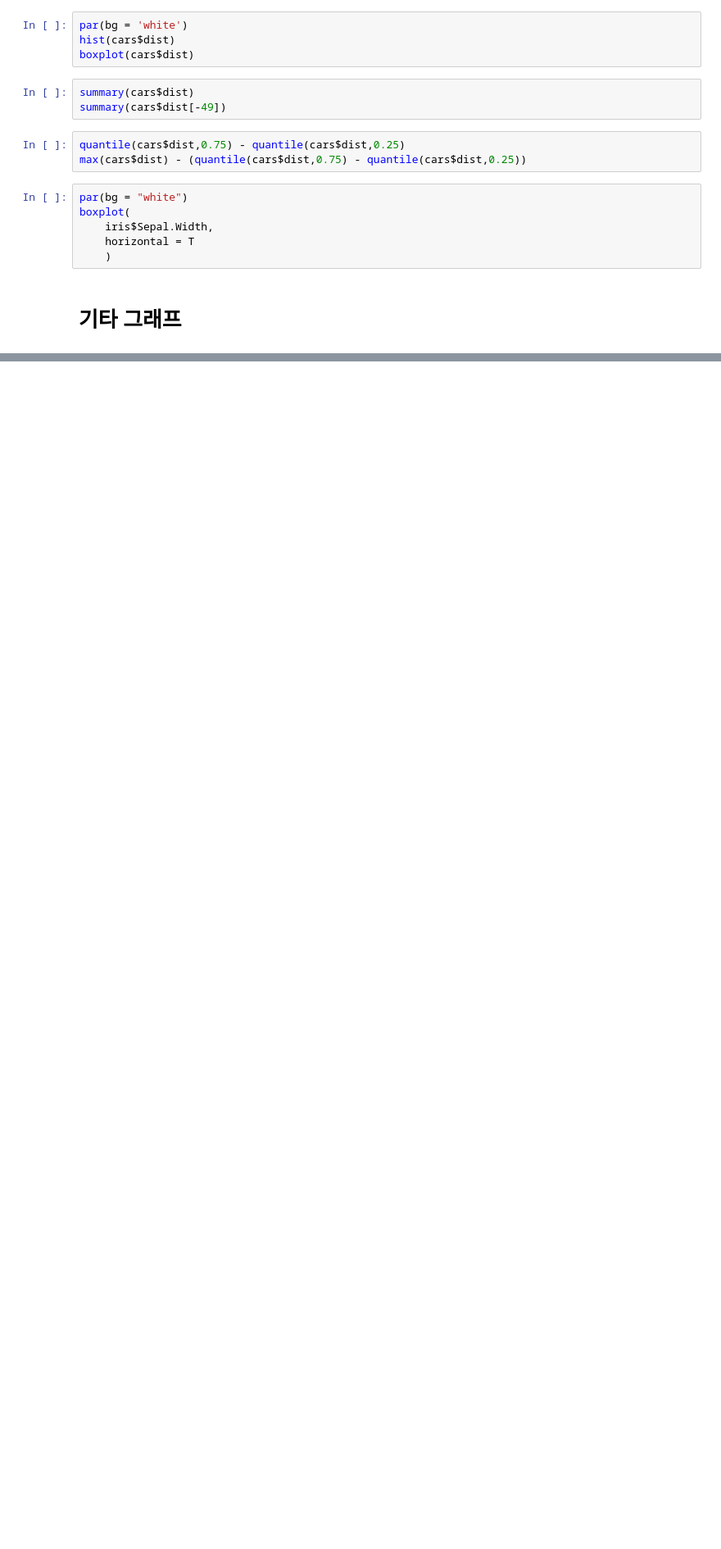
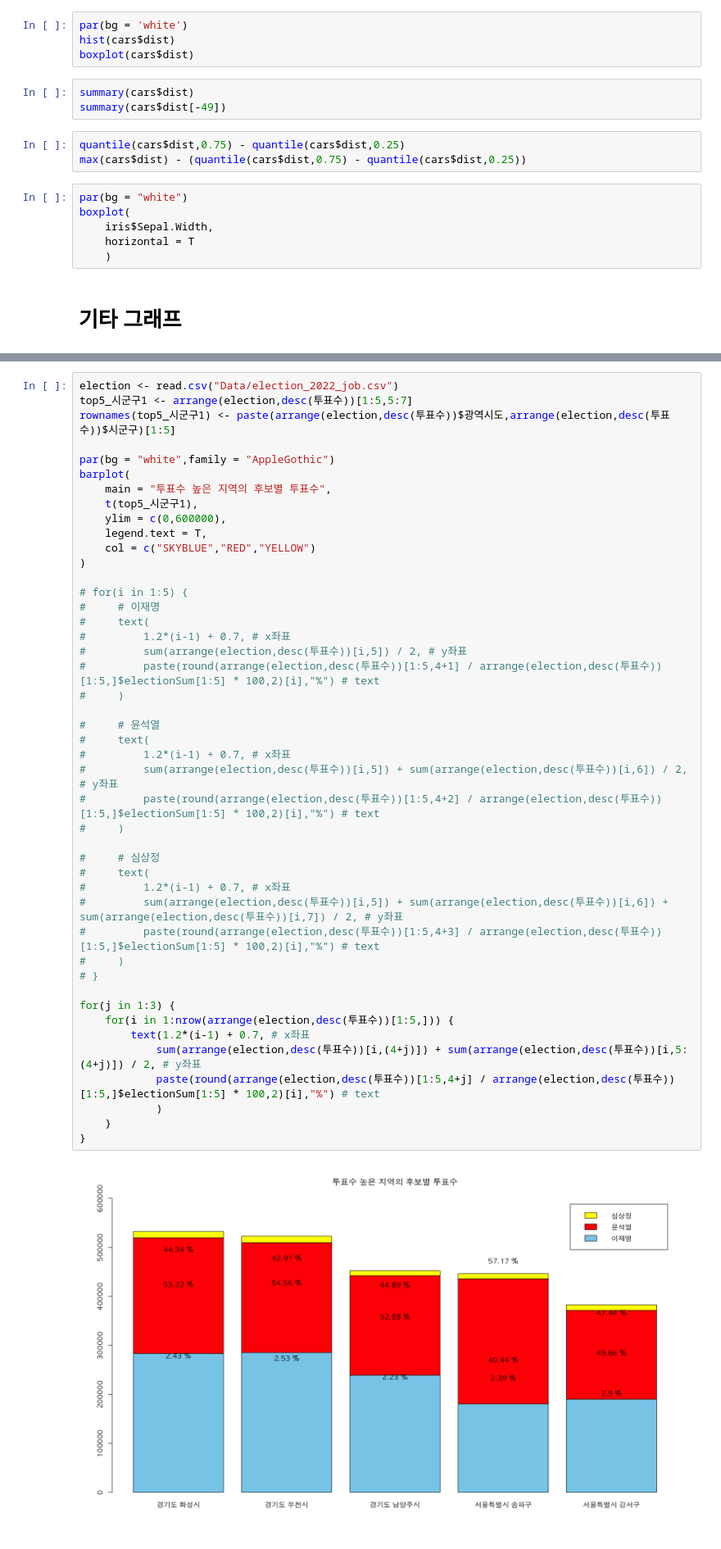
Before and after one commit to lcy0512/R, a Jupyter notebook: R/12.데이터 시각화2.ipynb, the cells around one changed output, grey strips where cells are left out. Shown at 82% size. Cells and saved outputs as stored; diff of their text form; blank space fills up the shorter version.

```diff
--- a/R/12.데이터 시각화2.ipynb
+++ b/R/12.데이터 시각화2.ipynb
@@ -241,0 +242,47 @@ for(i in 1:nrow(arrange(election,desc(투표수))[1:5,])) {
+# %%
+election <- read.csv("Data/election_2022_job.csv")
+top5_시군구1 <- arrange(election,desc(투표수))[1:5,5:7]
+rownames(top5_시군구1) <- paste(arrange(election,desc(투표수))$광역시도,arrange(election,desc(투표수))$시군구)[1:5]
+
+par(bg = "white",family = "AppleGothic")
+barplot(
+    main = "투표수 높은 지역의 후보별 투표수",
+    t(top5_시군구1),
+    ylim = c(0,600000),
+    legend.text = T,
+    col = c("SKYBLUE","RED","YELLOW")
+)
+
+# for(i in 1:5) {
+#     # 이재명
+#     text(
+#         1.2*(i-1) + 0.7, # x좌표
+#         sum(arrange(election,desc(투표수))[i,5]) / 2, # y좌표
+#         paste(round(arrange(election,desc(투표수))[1:5,4+1] / arrange(election,desc(투표수))[1:5,]$electionSum[1:5] * 100,2)[i],"%") # text
+#     )
+
+#     # 윤석열
+#     text(
+#         1.2*(i-1) + 0.7, # x좌표
+#         sum(arrange(election,desc(투표수))[i,5]) + sum(arrange(election,desc(투표수))[i,6]) / 2, # y좌표
+#         paste(round(arrange(election,desc(투표수))[1:5,4+2] / arrange(election,desc(투표수))[1:5,]$electionSum[1:5] * 100,2)[i],"%") # text
+#     )
+
+#     # 심상정
+#     text(
+#         1.2*(i-1) + 0.7, # x좌표
+#         sum(arrange(election,desc(투표수))[i,5]) + sum(arrange(election,desc(투표수))[i,6]) + sum(arrange(election,desc(투표수))[i,7]) / 2, # y좌표
+#         paste(round(arrange(election,desc(투표수))[1:5,4+3] / arrange(election,desc(투표수))[1:5,]$electionSum[1:5] * 100,2)[i],"%") # text
+#     )
+# }
+
+for(j in 1:3) {
+    for(i in 1:nrow(arrange(election,desc(투표수))[1:5,])) {
+        text(1.2*(i-1) + 0.7, # x좌표
+            sum(arrange(election,desc(투표수))[i,(4+j)]) + sum(arrange(election,desc(투표수))[i,5:(4+j)]) / 2, # y좌표
+            paste(round(arrange(election,desc(투표수))[1:5,4+j] / arrange(election,desc(투표수))[1:5,]$electionSum[1:5] * 100,2)[i],"%") # text
+            )
+    }
+}
+# %% [output]
+[figure, added]
```
Also changed, not shown: parts of 3 cells of this notebook.
